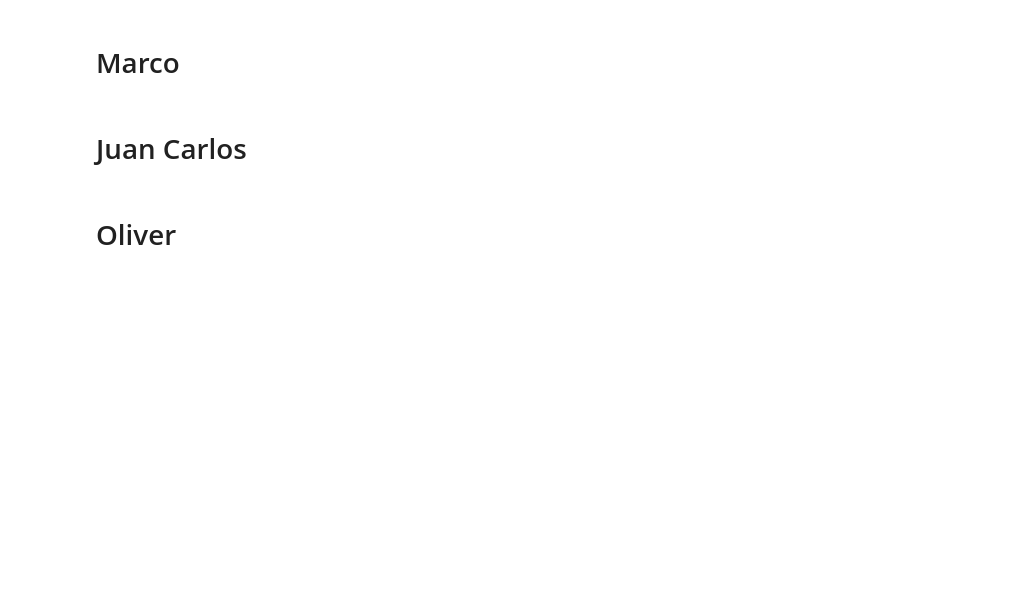
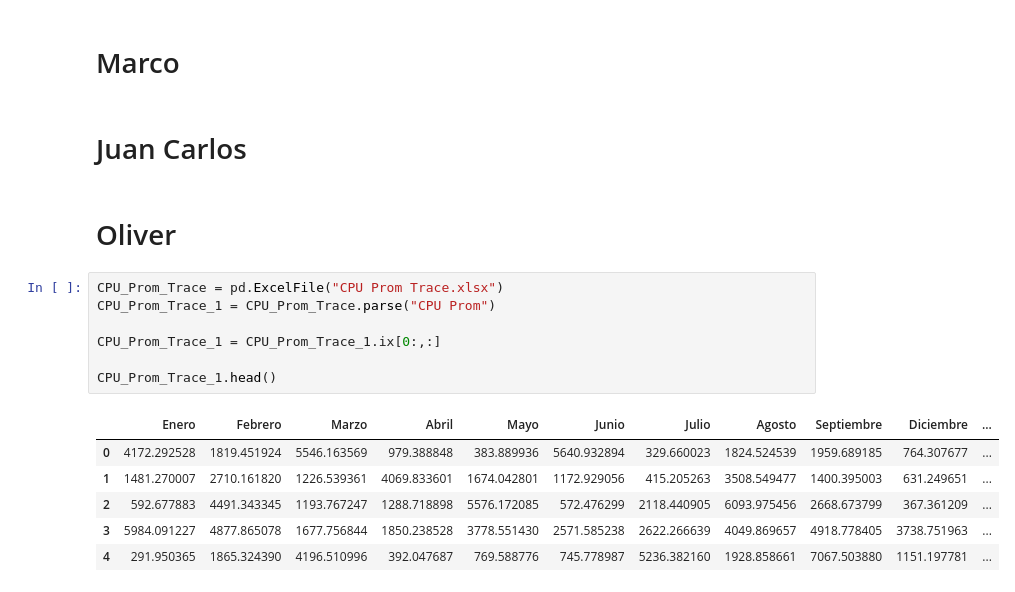
Before and after one commit to mpeyrotc/proyecto_cuantitativos, a Jupyter notebook: Proyecto.ipynb, the cells around one changed output. Cells and saved outputs as stored; diff of their text form; blank space fills up the shorter version.

```diff
--- a/Proyecto.ipynb
+++ b/Proyecto.ipynb
@@ -353,3 +368,17 @@ with plt.style.context('seaborn-whitegrid'):
 # Juan Carlos
 # %% [markdown]
 # Oliver
+# %%
+CPU_Prom_Trace = pd.ExcelFile("CPU Prom Trace.xlsx")
+CPU_Prom_Trace_1 = CPU_Prom_Trace.parse("CPU Prom")
+
+CPU_Prom_Trace_1 = CPU_Prom_Trace_1.ix[0:,:]
+
+CPU_Prom_Trace_1.head()
+# %% [output]
+|  | Enero | Febrero | Marzo | Abril | Mayo | Junio | Julio | Agosto | Septiembre | Diciembre | ... |
+| 0 | 4172.292528 | 1819.451924 | 5546.163569 | 979.388848 | 383.889936 | 5640.932894 | 329.660023 | 1824.524539 | 1959.689185 | 764.307677 | ... |
+| 1 | 1481.270007 | 2710.161820 | 1226.539361 | 4069.833601 | 1674.042801 | 1172.929056 | 415.205263 | 3508.549477 | 1400.395003 | 631.249651 | ... |
+| 2 | 592.677883 | 4491.343345 | 1193.767247 | 1288.718898 | 5576.172085 | 572.476299 | 2118.440905 | 6093.975456 | 2668.673799 | 367.361209 | ... |
+| 3 | 5984.091227 | 4877.865078 | 1677.756844 | 1850.238528 | 3778.551430 | 2571.585238 | 2622.266639 | 4049.869657 | 4918.778405 | 3738.751963 | ... |
+| 4 | 291.950365 | 1865.324390 | 4196.510996 | 392.047687 | 769.588776 | 745.778987 | 5236.382160 | 1928.858661 | 7067.503880 | 1151.197781 | ... |
```
Also changed, not shown: parts of 8 cells of this notebook.
